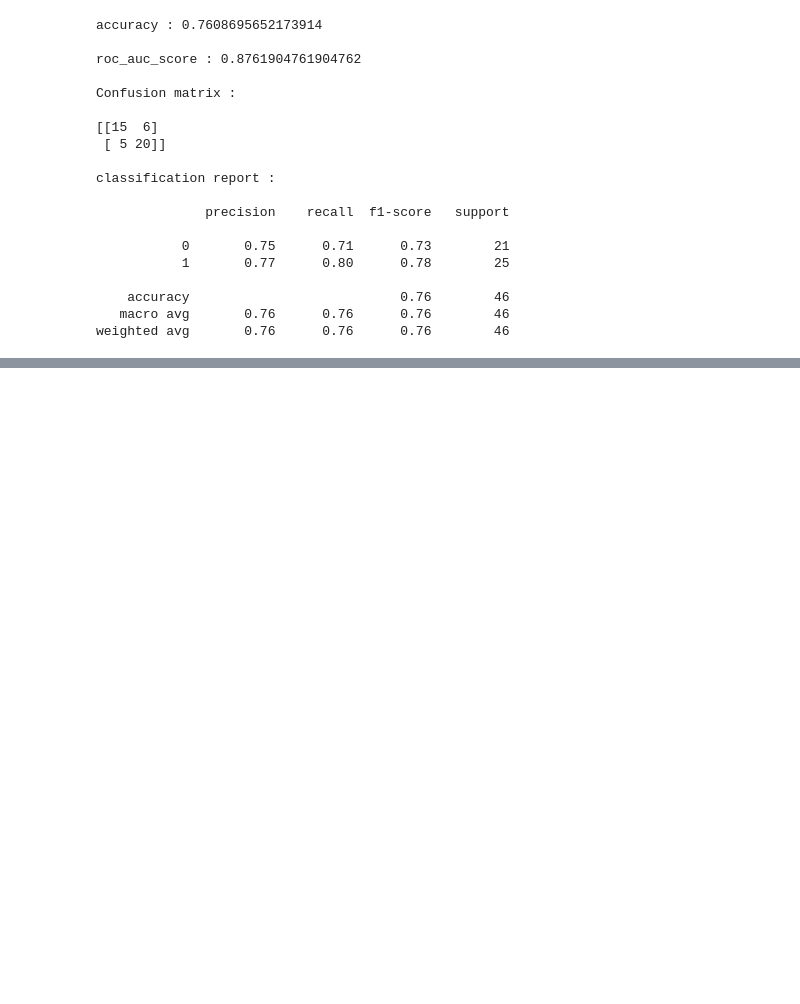
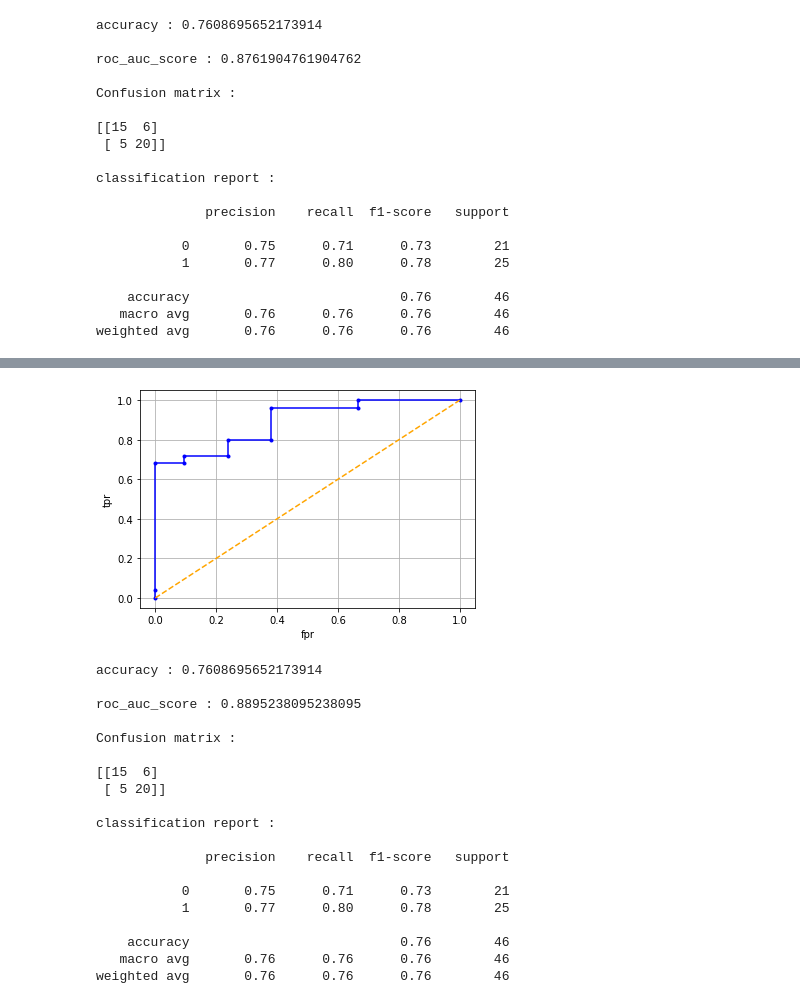
Before and after one commit to SharanKalyan/Heart-attack-predctions, a Jupyter notebook: machine learning.ipynb, the cells around one changed output, grey strips where cells are left out. Saved outputs shown, nothing was run; the diff lists cells and outputs as text; code cells hidden in the pictures; blank space fills up the shorter version.

```diff
--- a/machine learning.ipynb
+++ b/machine learning.ipynb
@@ -440,0 +520,39 @@ weighted avg       0.76      0.76      0.76        46
+# %%
+lgb.fit(xtrain,ytrain)
+lgb_test_pred = lgb.predict(xtest)
+lgb_test_pp = lgb.predict_proba(xtest)
+lgb_test_pp = lgb_test_pp[:,1]
+fpr,tpr,thres = roc_curve(ytest,lgb_test_pp)
+plt.plot(fpr,tpr,color='b',marker='.')
+plt.plot([0,1],linestyle='--',color='orange')
+plt.grid()
+plt.xlabel('fpr')
+plt.ylabel('tpr')
+plt.show()
+print('\naccuracy :',accuracy_score(ytest,lgb_test_pred))
+print('\nroc_auc_score :',roc_auc_score(ytest,lgb_test_pp))
+print('\nConfusion matrix :\n')
+print(confusion_matrix(ytest,lgb_test_pred))
+print('\nclassification report :\n')
+print(classification_report(ytest,lgb_test_pred))
+# %% [output]
+[figure, added]
+accuracy : 0.7608695652173914
+
+roc_auc_score : 0.8895238095238095
+
+Confusion matrix :
+
+[[15  6]
+ [ 5 20]]
+
+classification report :
+
+              precision    recall  f1-score   support
+
+           0       0.75      0.71      0.73        21
+           1       0.77      0.80      0.78        25
+
+    accuracy                           0.76        46
+   macro avg       0.76      0.76      0.76        46
+weighted avg       0.76      0.76      0.76        46
```
Also changed, not shown: parts of 16 cells of this notebook.
